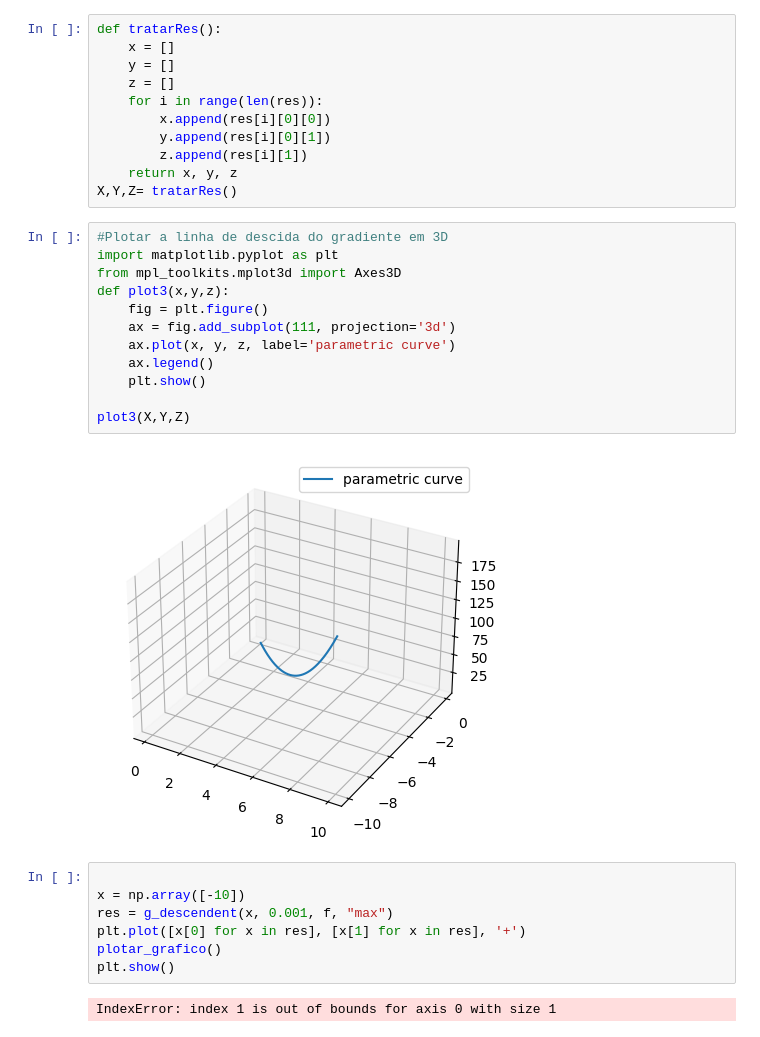
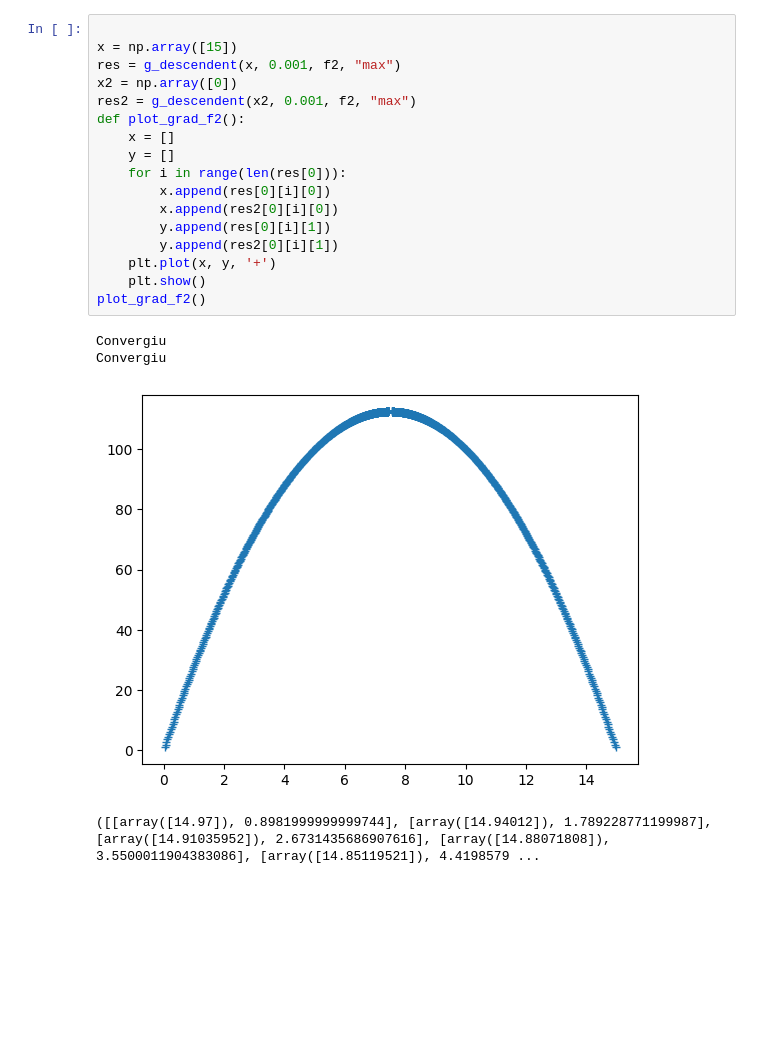
Before and after one commit to amaral220x/IC2023, a Jupyter notebook: gradient.ipynb, the cells around one changed output. Drawn from its saved outputs; the diff is of its cells as text; blank space fills up the shorter version.

```diff
--- a/gradient.ipynb
+++ b/gradient.ipynb
@@ -77,37 +153,25 @@ print(res)
-# %%
-def tratarRes():
-    x = []
-    y = []
-    z = []
-    for i in range(len(res)):
-        x.append(res[i][0][0])
-        y.append(res[i][0][1])
-        z.append(res[i][1])
-    return x, y, z
-X,Y,Z= tratarRes()
-# %%
-#Plotar a linha de descida do gradiente em 3D
-import matplotlib.pyplot as plt
-from mpl_toolkits.mplot3d import Axes3D
-def plot3(x,y,z):
-    fig = plt.figure()
-    ax = fig.add_subplot(111, projection='3d')
-    ax.plot(x, y, z, label='parametric curve')
-    ax.legend()
-    plt.show()
-
-plot3(X,Y,Z)
-# %% [output]
-[figure, removed]
-# %%
-
-x = np.array([-10])
-res = g_descendent(x, 0.001, f, "max")
-plt.plot([x[0] for x in res], [x[1] for x in res], '+')
-plotar_grafico()
-plt.show()
-# %% [output]
-IndexError: index 1 is out of bounds for axis 0 with size 1
+# %%
+
+x = np.array([15])
+res = g_descendent(x, 0.001, f2, "max")
+x2 = np.array([0])
+res2 = g_descendent(x2, 0.001, f2, "max")
+def plot_grad_f2():
+    x = []
+    y = []
+    for i in range(len(res[0])):
+        x.append(res[0][i][0])
+        x.append(res2[0][i][0])
+        y.append(res[0][i][1])
+        y.append(res2[0][i][1])
+    plt.plot(x, y, '+')
+    plt.show()
+plot_grad_f2()
+# %% [output]
+Convergiu
+Convergiu
+[figure, added]
+([[array([14.97]), 0.8981999999999744], [array([14.94012]), 1.789228771199987], [array([14.91035952]), 2.6731435686907616], [array([14.88071808]), 3.5500011904383086], [array([14.85119521]), 4.4198579 ...
 # %%
 def rosenbrock_2d(x):
     return 100 * (x[1] - x[0] ** 2) ** 2 + (1 - x[0]) ** 2
```
Also changed, not shown: parts of 12 cells of this notebook.
